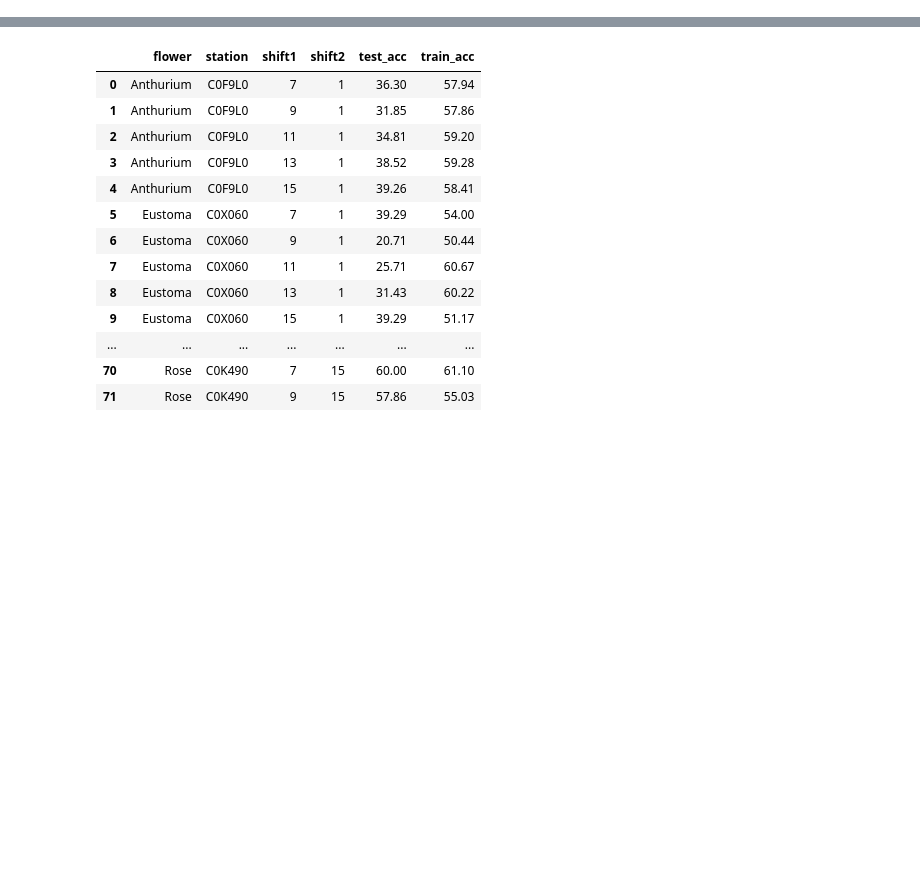
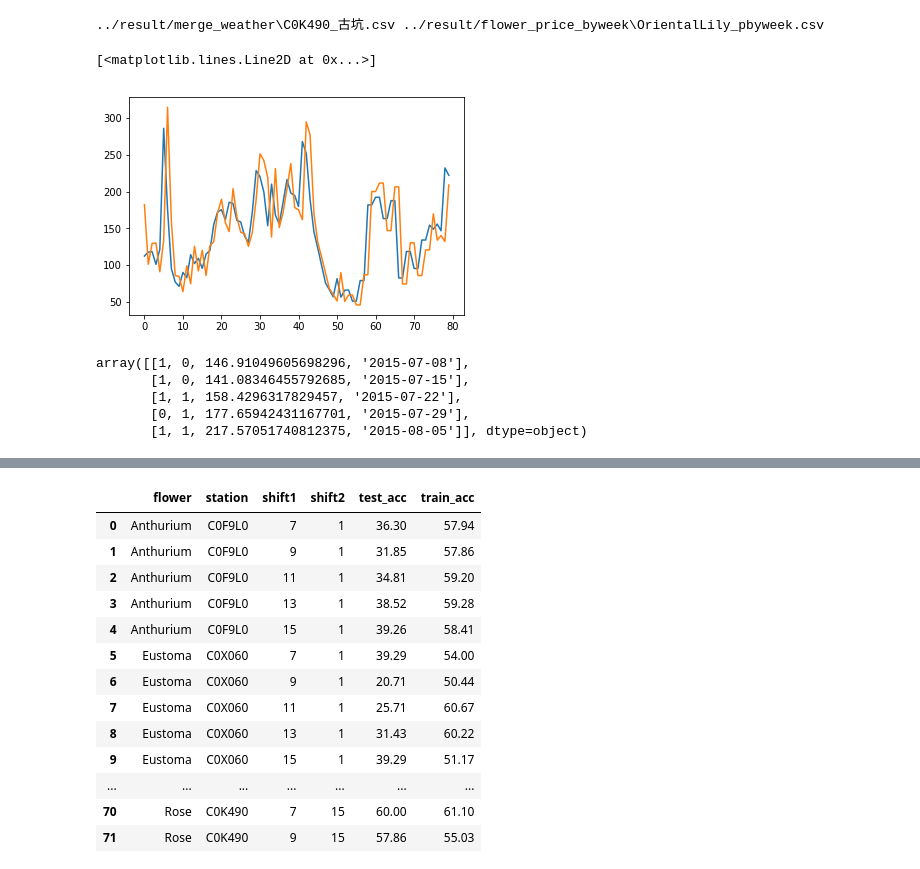
Before and after one commit to dogppatrick/python, a Jupyter notebook: cb105g4/stats_weather_price/001_class_price_pre.ipynb, the cells around one changed output, grey strips where cells are left out. Cells and saved outputs as stored; diff of their text form; code cells hidden in the pictures; blank space fills up the shorter version.

Commit message:
flower_price_update

```diff
--- a/cb105g4/stats_weather_price/001_class_price_pre.ipynb
+++ b/cb105g4/stats_weather_price/001_class_price_pre.ipynb
@@ -116,11 +116,11 @@ class fp_pre:
 
 
     def join_pbw_r_data(self):
-#         df_join = self.df_pbw.join(self.r_data.set_index("y_w"), on="y_w")
         df_join = self.df_pbw.join(self.r_data.set_index("y_w"), on="y_w")
         df_join = df_join.dropna()
         df_join = df_join.reset_index(drop=True)
 #         df_join = df_join.drop(columns="index")
+        self.d_data = df_join["date"]
         self.r_data = df_join
 
 
@@ -138,6 +138,7 @@ class fp_pre:
 
     def drop_x_data(self,drop_c):
         self.x_beforedrop = self.x
+        self.y_raw_price = self.x["w_avg"]
         self.x = self.x.drop(columns=drop_c)
         self.input_units = self.x.shape[1]
 
@@ -262,3 +263,27 @@ class fp_pre:
         in_acc = round(accuracy_score(self.train_model.predict_classes(x_train), y_train)*100,2)
         train_result = (self.train_model.predict_classes(x_train), y_train)
         return acc,test_result, in_acc,train_result
+# %%
+model_info = {}
+w_list= glob.glob("../result/merge_weather/*.csv")
+p_list = glob.glob("../result/flower_price_byweek/*")
+select_t = [(1,0),(3,2),(2,1),(2,3),(2,4)]
+st, flower = select_t[3]
+fn_weather = w_list[st]
+fn_price = p_list[flower]
+print(fn_weather, fn_price)
+fp = fp_pre(fn_weather, fn_price)
+drop_c = ["year","w_avg", "w_sale", "date", "y_w", "price_diff"]
+d_t_dummy = ["market","week"]
+fp.all_prep(12,1,d_t_dummy)
+# fp.all_prep(11,1,d_t_dummy)
+# fp.y_to_class([-0.1,0,0.1])
+fp.y_to_class([0])
+fp.drop_x_data(drop_c)
+fp.x.shape,fp.y_yw.shape,fp.y_class.shape
+# model = load_model("./flower_pre_model/04_model/OrientalLily_C0K490_11_1_c4.h5")
+model = load_model("./flower_pre_model/01_model/OrientalLily_C0K490_12_1.h5")
+# x_train, y_train, x_test, y_test = fp.split_xy
+pre  = model.predict_classes(fp.x)
+# %% [output]
+../result/merge_weather\C0K490_古坑.csv ../result/flower_price_byweek\OrientalLily_pbyweek.csv
@@ -264,0 +296,49 @@ class fp_pre:
+# %%
+df = pd.DataFrame()
+df["pre"]=pre
+# df["y_yw"]=fp.y_yw
+df["ans"]=fp.y_class
+df["price"]=fp.y_raw_price
+df["date"] = fp.d_data
+m_list = ["台中", "台北", "台南", "彰化", "高雄"]
+for m in m_list:
+    df[m] = fp.x[m]
+# df.to_csv("result_to_plot.csv", index=False)
+# df.to_csv("test0529.csv",index=False)
+price = np.array(df["price"])
+pre  = np.array(df["pre"])
+pre_price = []
+# c = [0.8,0.95,1.05,1]
+c = [0.9,1.1]
+for i in range(len(price)):
+    pre_price.append(price[i]*c[pre[i]])
+df["pre_price"]=pre_price
+df["pre_price"] = df["pre_price"].shift(periods=1)
+df.head(10)
+arr = np.array(df)
+arr = arr[arr[:,7]==1]
+arr = arr[-80:]
+df_m_s= pd.DataFrame(arr,columns=df.columns.to_list())
+df_m_s
+df_new = df_m_s[["price", "pre_price"]]
+df_new
+# arr = arr[:,0:4]
+plt.plot(range(len(df_new)),df_new["price"])
+plt.plot(range(len(df_new)),df_new["pre_price"])
+# %% [output]
+[<matplotlib.lines.Line2D at 0x...>]
+[figure, added]
+# %%
+df.head(20)
+# m = m_list[0]
+arr = np.array(df)
+# select m
+arr = arr[arr[:,5]==1]
+arr = arr[:,0:4]
+arr[0:5,:]
+# %% [output]
+array([[1, 0, 146.91049605698296, '2015-07-08'],
+       [1, 0, 141.08346455792685, '2015-07-15'],
+       [1, 1, 158.4296317829457, '2015-07-22'],
+       [0, 1, 177.65942431167701, '2015-07-29'],
+       [1, 1, 217.57051740812375, '2015-08-05']], dtype=object)
```
Also changed, not shown: parts of 5 cells of this notebook, 1 other file.
